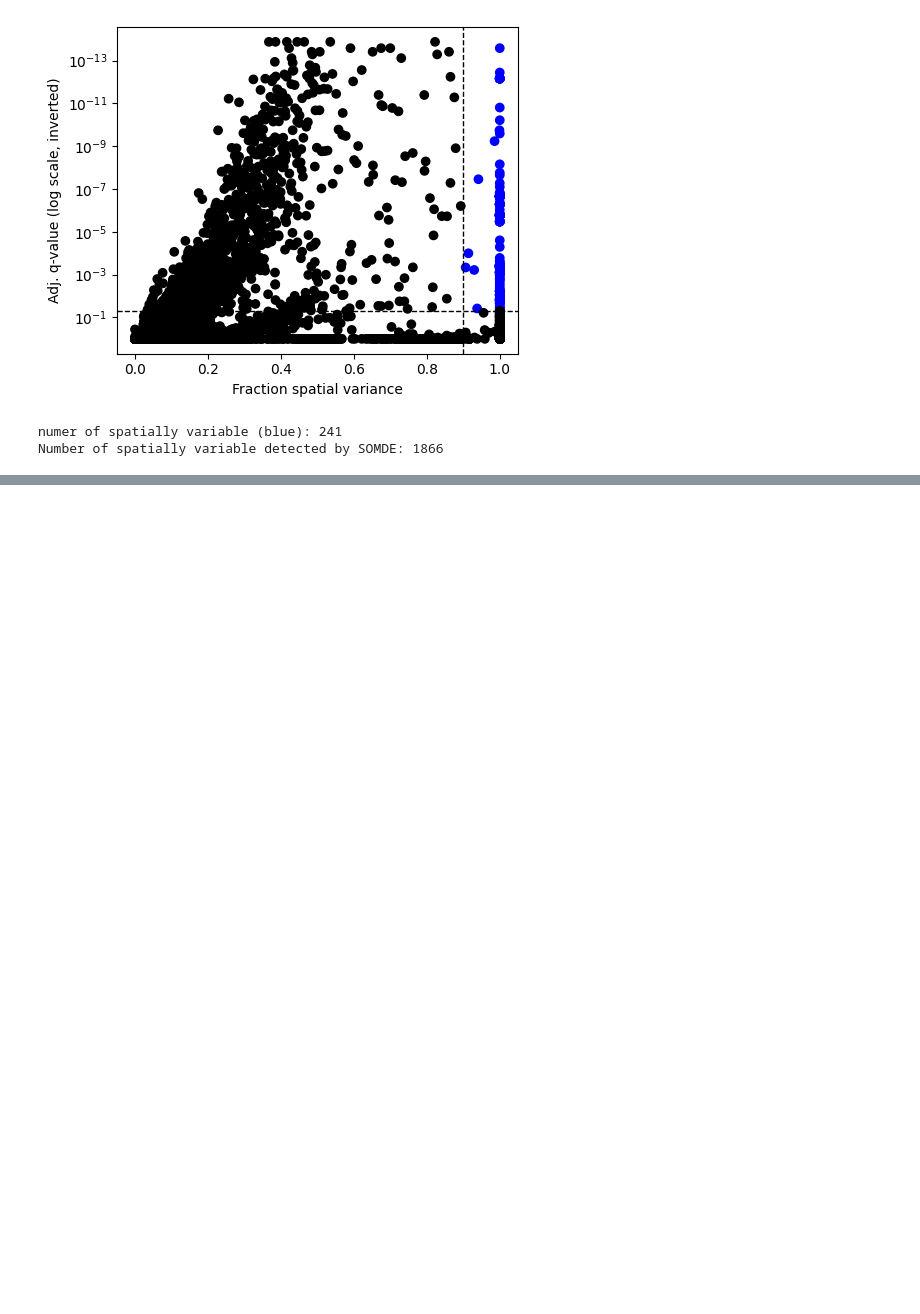
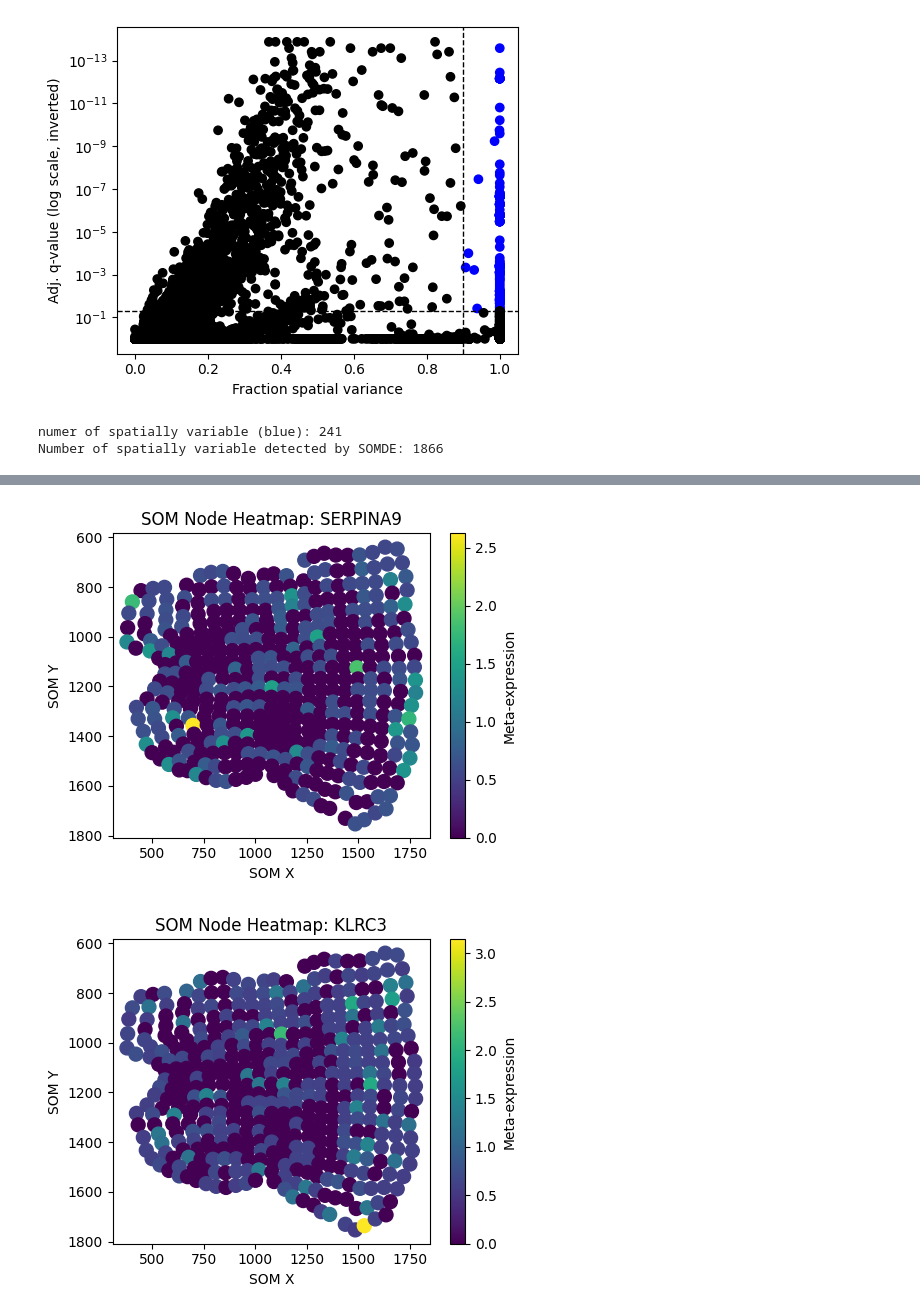
Before and after one commit to nikolienka24/IV114_ST, a Jupyter notebook: SOMDE_vizualizations.ipynb, the cells around one changed output, grey strips where cells are left out. Saved outputs shown, nothing was run; the diff lists cells and outputs as text; code cells hidden in the pictures; blank space fills up the shorter version.

```diff
--- a/SOMDE_vizualizations.ipynb
+++ b/SOMDE_vizualizations.ipynb
@@ -101 +103,4 @@ result
 36601 rows × 19 columns
+# %%
+ndf = pd.read_csv("somde_results/" + DATA_FOLDER_NAME + '/ndf.csv', header=None)       # node-level meta-expression
+ndf
@@ -101,0 +121,3 @@ result
+# %%
+ninfo = pd.read_csv("somde_results/" + DATA_FOLDER_NAME + '/ninfo.csv') # SOM node coordinates (x, y)
+ninfo
@@ -163,0 +213,29 @@ plt.show()
+# %%
+# Choose top genes by FSV and/or qval
+top_genes = by_FSV_qval
+
+# Plot SOM node heatmap for each top gene
+for gene in top_genes:
+    # Find gene index
+    gene_idx = result[result['g'] == gene].index[0]
+
+    # Meta-expression for this gene
+    meta_expr = ndf.iloc[gene_idx].values  # shape = num_nodes
+
+    # Node coordinates
+    x_coords = ninfo["x"].values
+    y_coords = ninfo["y"].values
+
+    # Plot heatmap
+    plt.figure(figsize=(5, 4))
+    sc = plt.scatter(x_coords, y_coords, c=meta_expr, cmap='viridis', s=100)
+    plt.colorbar(sc, label='Meta-expression')
+    plt.title(f'SOM Node Heatmap: {gene}')
+    plt.xlabel('SOM X')
+    plt.ylabel('SOM Y')
+    plt.gca().invert_yaxis()
+    plt.tight_layout()
+    plt.show()
+# %% [output]
+[figure, added]
+[figure, added]
```
Also changed, not shown: parts of 12 cells of this notebook.
